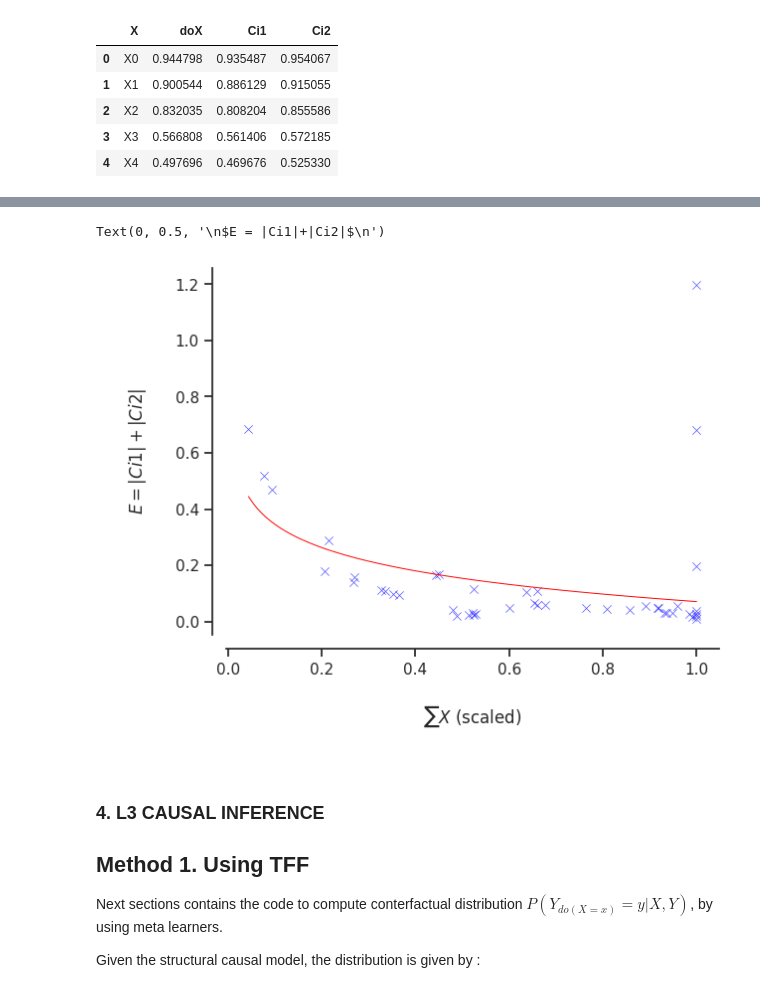
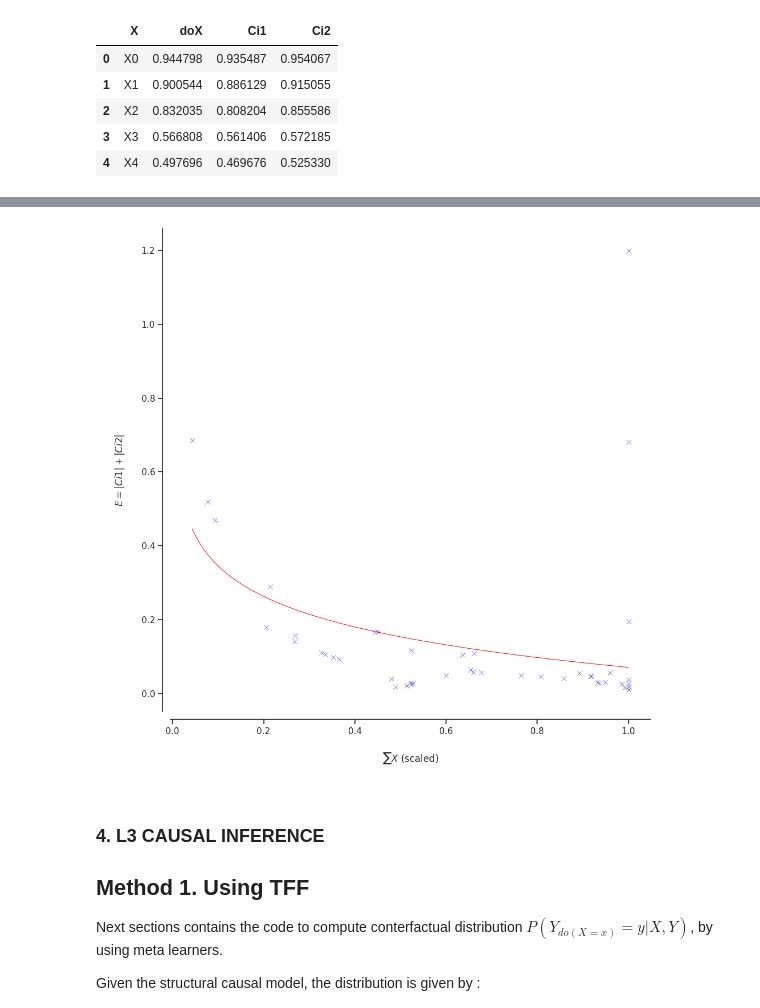
Before and after one commit to sweetpastabox/Causal-HMM, a Jupyter notebook: CAUSAL_HMM_CLEAN.ipynb, the cells around one changed output, grey strips where cells are left out. Drawn from its saved outputs; the diff is of its cells as text; code cells hidden in the pictures.

```diff
--- a/CAUSAL_HMM_CLEAN.ipynb
+++ b/CAUSAL_HMM_CLEAN.ipynb
@@ -262,35 +272,42 @@ e = []
 
 for i in range(len(lci1)):
     e_ = abs(lci1[i])+abs(lci2[i])
     e.append(e_)
 
 # 3. Create df
 pl2 = pd.DataFrame()
 pl2['X'] = doXdf['X']
 pl2['V'] = v
 pl2['E'] = e
 
 # 4. plot df
+plt.figure(figsize=(10,10))
 
 # data points
 g = sns.scatterplot(data=pl2, x="V", y="E", marker='x', alpha=.7, color='blue')
 
 # log regression line
 pl2['log_V'] = np.log(pl2['V'] + 1e-10)
 m, b = np.polyfit(pl2['log_V'], pl2['E'], 1)
 x_values = np.linspace(pl2['V'].min(), pl2['V'].max(), 100)
 log_x_values = np.log(x_values + 1e-10)
 y_values = m * log_x_values + b
+
 plt.plot(x_values, y_values, color='red', linewidth=.7)
 
 # style
 sns.set_style("ticks")
 sns.despine(top=True, right=True, offset=10)
 g.set_xlabel('\n$\sum X$ (scaled)\n')
 g.set_ylabel('\n$E = |Ci1|+|Ci2|$\n')
+
+plt.draw()
+plt.savefig('Figures/FIG2_FREQ_ERROR_PYDOX.jpeg', dpi=400, bbox_inches='tight')
+
+plt.tight_layout()
+plt.show()
 # %% [output]
-Text(0, 0.5, '\n$E = |Ci1|+|Ci2|$\n')
-[figure, old version]
+[figure, new version]
 # %% [markdown]
 ### 4. L3 CAUSAL INFERENCE
 
```
Also changed, not shown: parts of 36 cells of this notebook.
